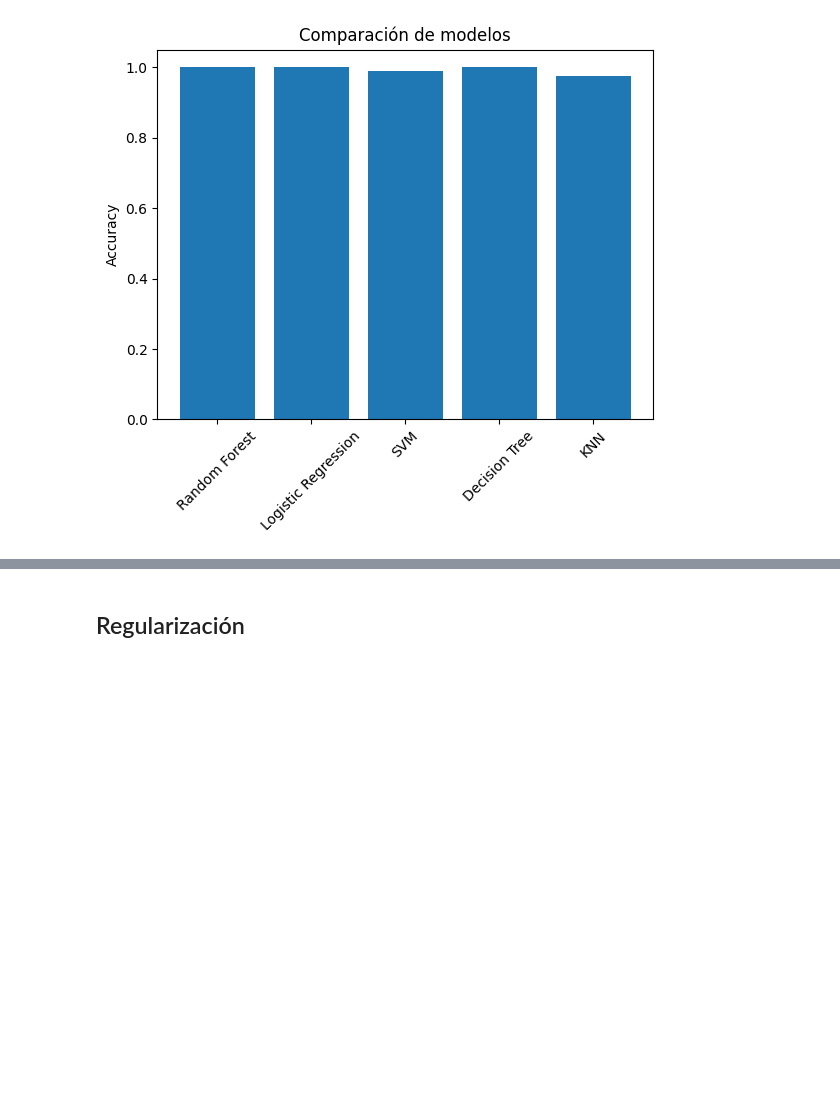
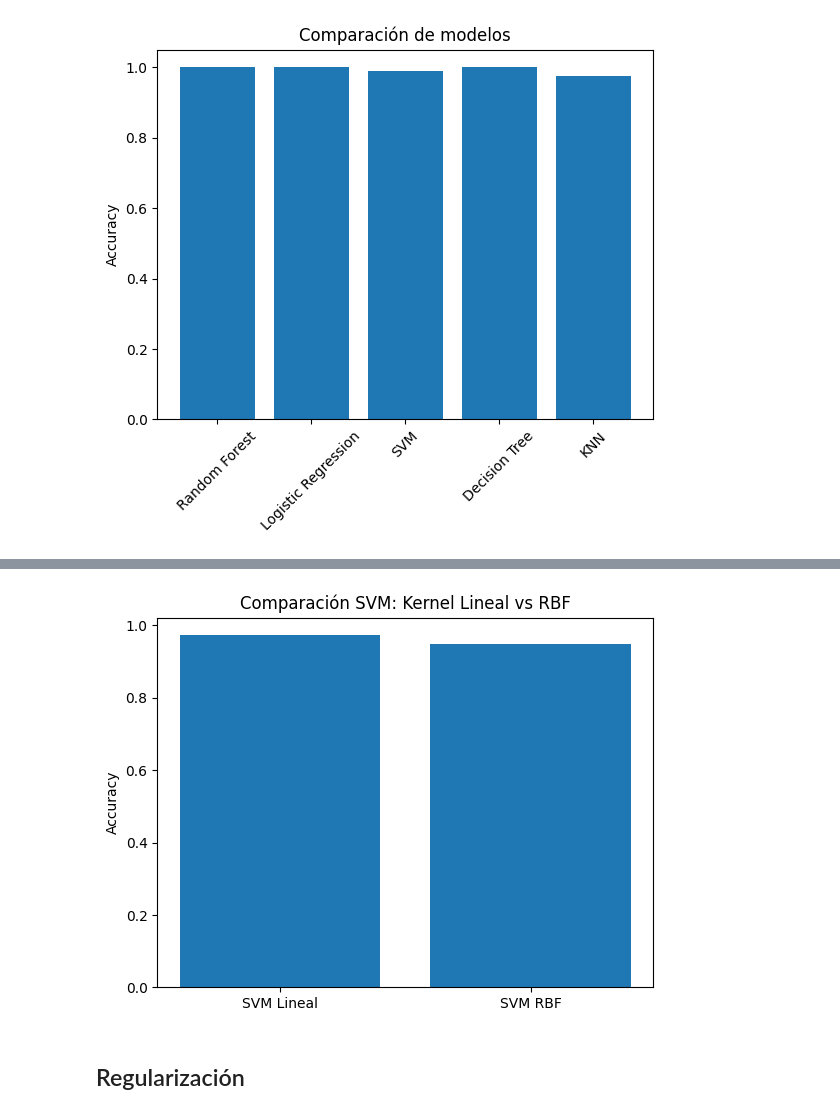
Before and after one commit to Oscar1979-png/2026-02-BILBAO-FT-Data-Science, a Jupyter notebook: 3-Machine_Learning/ML_project/Notebook proyecto ML_OFG.ipynb, the cells around one changed output, grey strips where cells are left out. Cells and saved outputs as stored; diff of their text form; code cells hidden in the pictures; blank space fills up the shorter version.

```diff
--- a/3-Machine_Learning/ML_project/Notebook proyecto ML_OFG.ipynb
+++ b/3-Machine_Learning/ML_project/Notebook proyecto ML_OFG.ipynb
@@ -315,3 +374,49 @@ X_test_scaled = scaler.transform(X_test)
+# %%
+# Faster SVM comparison using a smaller subset to avoid timeout
+import pandas as pd
+import matplotlib.pyplot as plt
+from sklearn.model_selection import cross_val_score, StratifiedKFold
+from sklearn.svm import SVC
+from sklearn.preprocessing import StandardScaler
+from sklearn.pipeline import Pipeline
+
+# Load dataset
+df = pd.read_csv('SMA.csv')
+
+# Use a subset (sample) for speed
+df_sample = df.sample(frac=0.5, random_state=42)
+
+X = df_sample.drop(columns=["SMA_Scale (Class_Lebel)", "SMA_Scale_value"])
+y = df_sample["SMA_Scale (Class_Lebel)"]
+
+# Pipelines
+svm_linear = Pipeline([
+    ("scaler", StandardScaler()),
+    ("svm", SVC(kernel='linear'))
+])
+
+svm_rbf = Pipeline([
+    ("scaler", StandardScaler()),
+    ("svm", SVC(kernel='rbf'))
+])
+
+# Cross-validation
+cv = StratifiedKFold(n_splits=3, shuffle=True, random_state=42)
+
+scores_linear = cross_val_score(svm_linear, X, y, cv=cv, scoring='accuracy')
+scores_rbf = cross_val_score(svm_rbf, X, y, cv=cv, scoring='accuracy')
+
+means = [scores_linear.mean(), scores_rbf.mean()]
+labels = ["SVM Lineal", "SVM RBF"]
+
+# Plot
+plt.figure()
+plt.bar(labels, means)
+plt.ylabel("Accuracy")
+plt.title("Comparación SVM: Kernel Lineal vs RBF")
+plt.show()
+# %% [output]
+[figure, added]
 # %% [markdown]
 ## Regularización
 # %%
```
Also changed, not shown: parts of 15 cells of this notebook, 3 other files.
